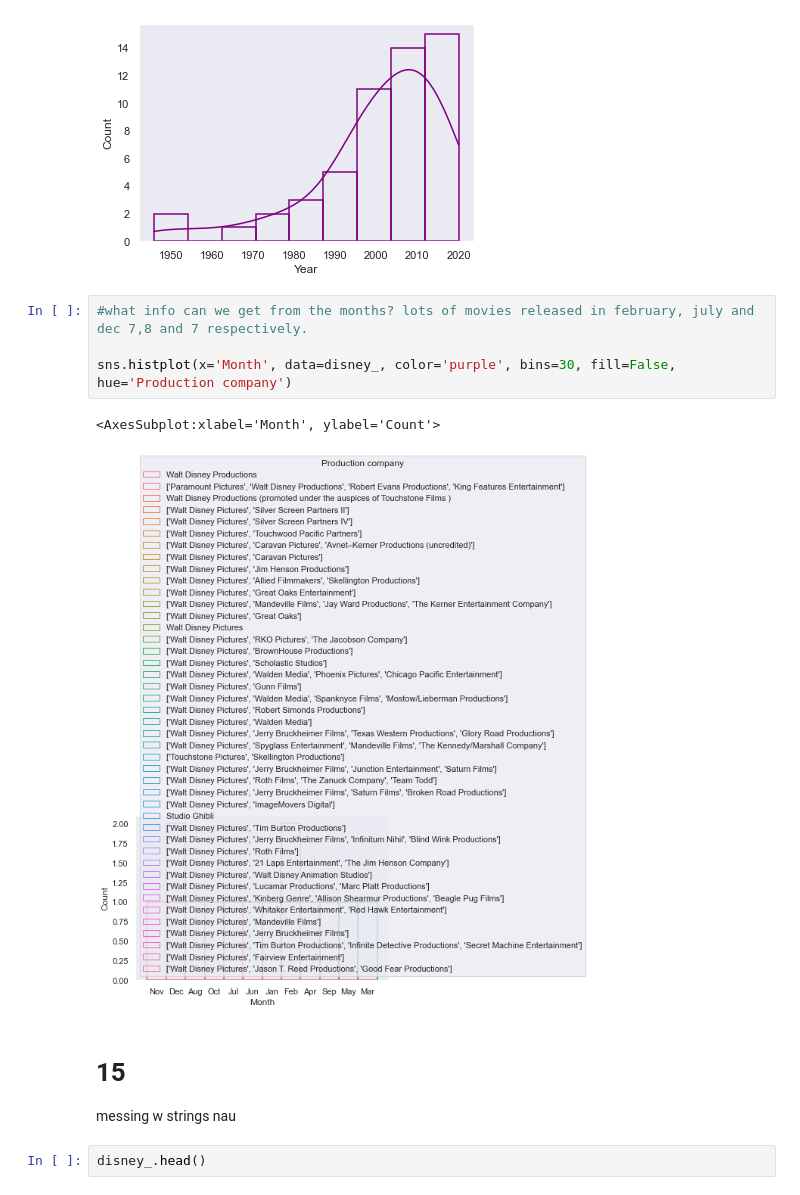
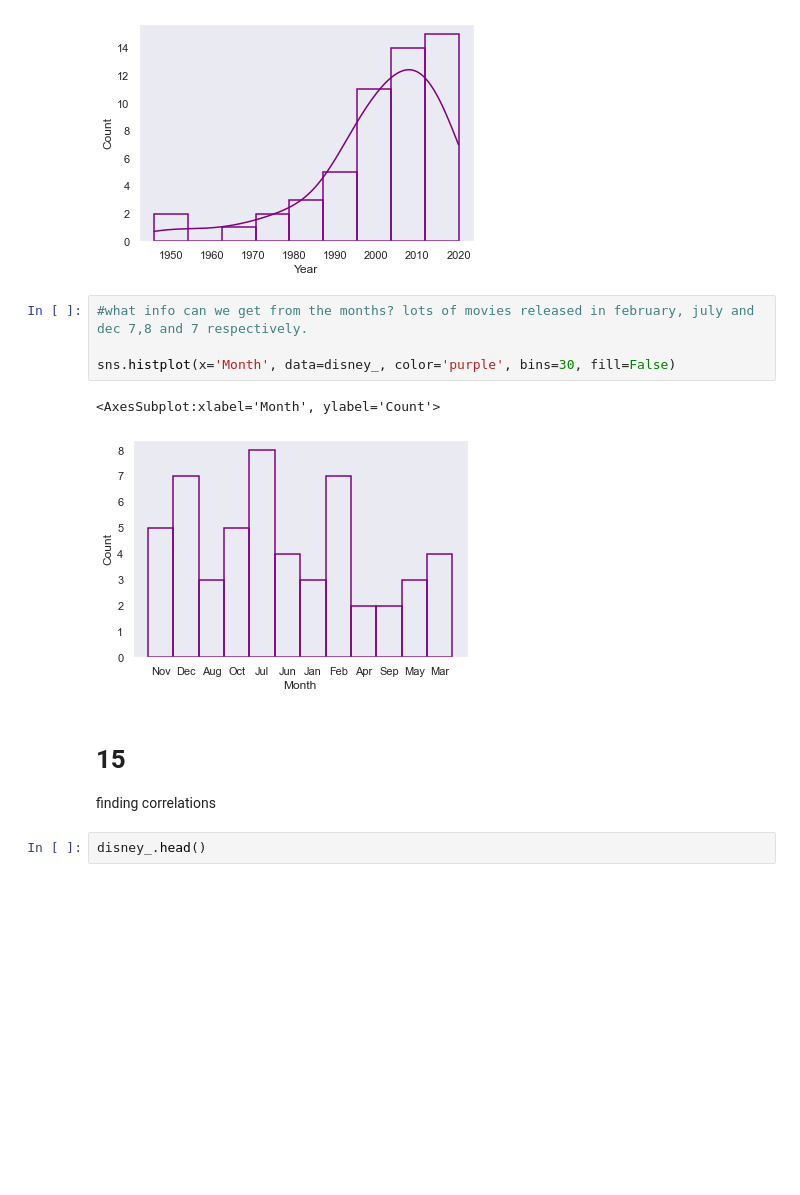
Before and after one commit to Coachsteveee/daily-commit-challenge, a Jupyter notebook: proj.ipynb, the cells around one changed output. Saved outputs shown, nothing was run; the diff lists cells and outputs as text; blank space fills up the shorter version.

```diff
--- a/proj.ipynb
+++ b/proj.ipynb
@@ -339,13 +339,13 @@ sns.histplot(x='Year', data=disney_, kde=True, color='purple', fill=False)
 # %%
 #what info can we get from the months? lots of movies released in february, july and dec 7,8 and 7 respectively.
 
-sns.histplot(x='Month', data=disney_, color='purple', bins=30, fill=False, hue='Production company')
+sns.histplot(x='Month', data=disney_, color='purple', bins=30, fill=False)
 # %% [output]
 <AxesSubplot:xlabel='Month', ylabel='Count'>
-[figure, old version]
+[figure, new version]
-# %% [markdown]
-# 15
-messing w strings nau
+# %% [markdown]
+# 15
+finding correlations
 # %%
 disney_.head()
 # %% [output]
```
Also changed, not shown: parts of 6 cells of this notebook.
